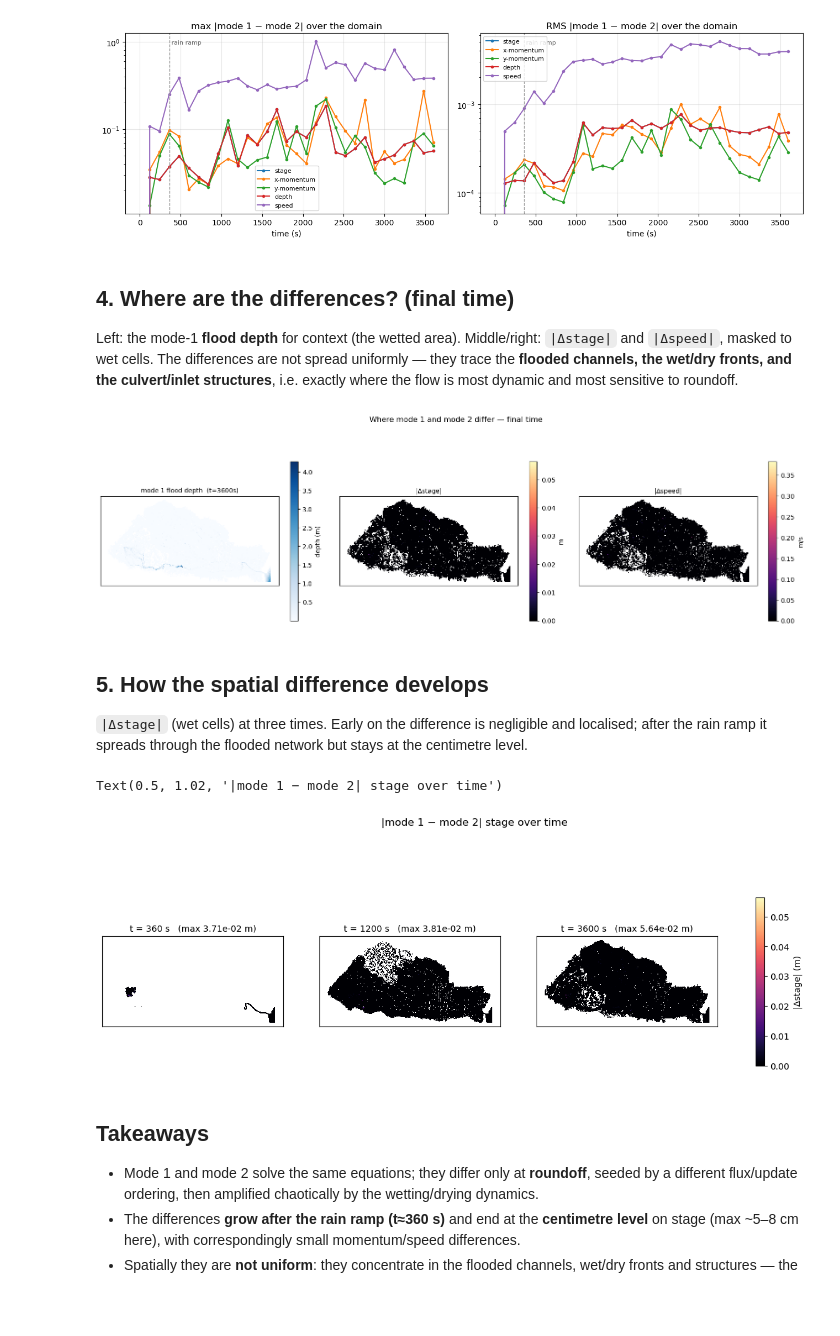
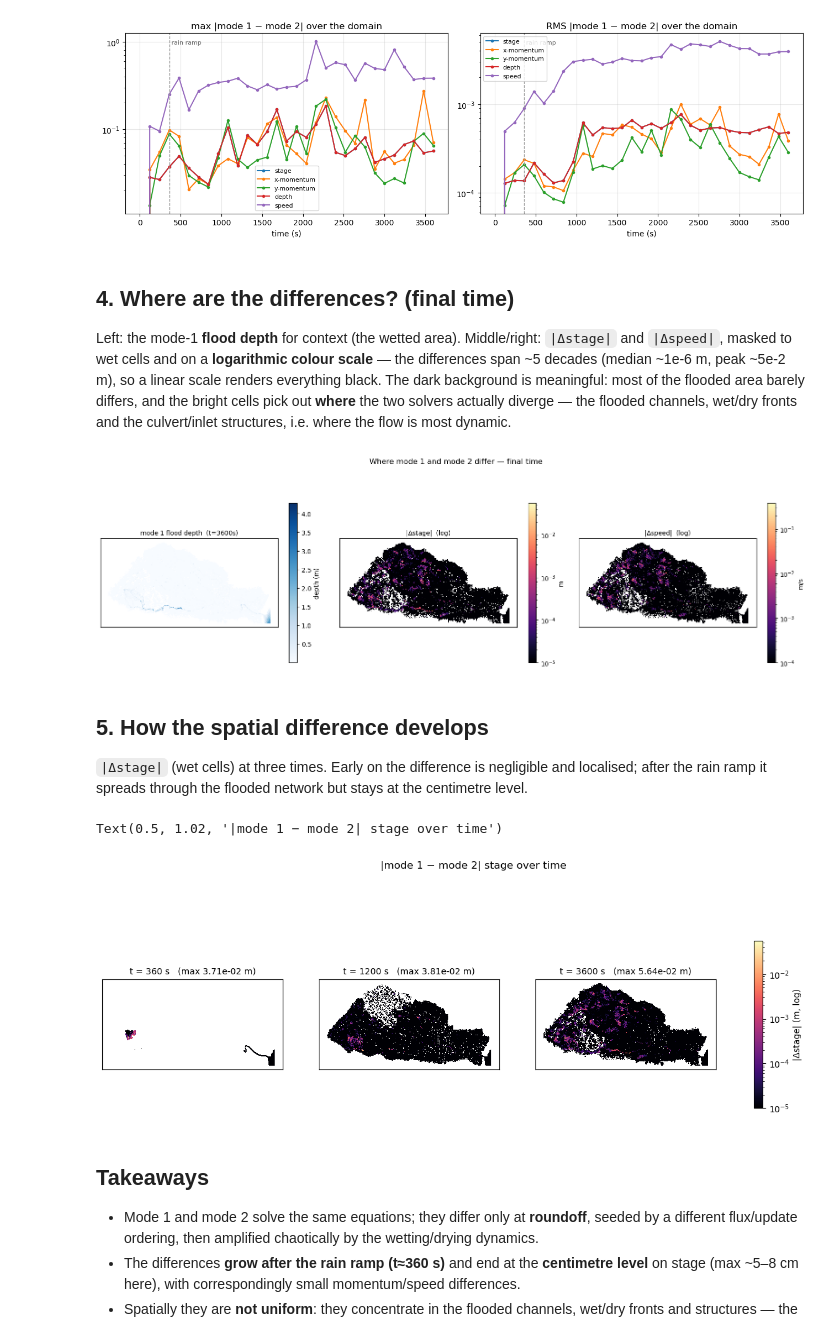
Before and after one commit to stoiver/anuga_core, a Jupyter notebook: validation_tests/case_studies/towradgi/compare_mode1_mode2.ipynb, the cells around one changed output. Cells and saved outputs as stored; diff of their text form; code cells hidden in the pictures; blank space fills up the shorter version.

```diff
--- a/validation_tests/case_studies/towradgi/compare_mode1_mode2.ipynb
+++ b/validation_tests/case_studies/towradgi/compare_mode1_mode2.ipynb
@@ -109,34 +109,43 @@ fig.tight_layout()
 ## 4. Where are the differences? (final time)
 
 Left: the mode-1 **flood depth** for context (the wetted area). Middle/right: `|Δstage|` and
-`|Δspeed|`, masked to wet cells. The differences are not spread uniformly — they trace the
-**flooded channels, the wet/dry fronts, and the culvert/inlet structures**, i.e. exactly
-where the flow is most dynamic and most sensitive to roundoff.
+`|Δspeed|`, masked to wet cells and on a **logarithmic colour scale** — the differences span
+~5 decades (median ~1e-6 m, peak ~5e-2 m), so a linear scale renders everything black. The
+dark background is meaningful: most of the flooded area barely differs, and the bright cells
+pick out **where** the two solvers actually diverge — the flooded channels, wet/dry fronts
+and the culvert/inlet structures, i.e. where the flow is most dynamic.
 # %%
 def wet_mask(plotter, t_idx, thresh=1e-3):
     return plotter.depth[t_idx] > thresh
 
-def diff_map(ax, values, title, cmap, label, mask=None):
+def diff_map(ax, values, title, cmap, label, mask=None, norm=None):
     m1.triang.set_mask(None)
     v = np.array(values, dtype=float)
     if mask is not None:
         v = np.where(mask, v, np.nan)   # dry cells -> blank
-    tpc = ax.tripcolor(m1.triang, facecolors=v, cmap=cmap, shading='flat')
+    kw = dict(norm=norm) if norm is not None else {}
+    tpc = ax.tripcolor(m1.triang, facecolors=v, cmap=cmap, shading='flat', **kw)
     ax.set_aspect('equal'); ax.set_xticks([]); ax.set_yticks([])
     ax.set_title(title, fontsize=10)
     plt.colorbar(tpc, ax=ax, shrink=0.8, label=label)
 
 i = -1
 wet = wet_mask(m1, i)
+dstage = np.abs(m1.stage[i] - m2.stage[i])
+dspeed = np.abs(m1.speed[i] - m2.speed[i])
+# Log scales, floored well below anything physically meaningful (0.01 mm, 0.1 mm/s).
+n_stage = LogNorm(vmin=1e-5, vmax=dstage[wet].max(), clip=True)
+n_speed = LogNorm(vmin=1e-4, vmax=dspeed[wet].max(), clip=True)
+
 fig, ax = plt.subplots(1, 3, figsize=(16, 5))
 diff_map(ax[0], np.where(wet, m1.depth[i], np.nan), f'mode 1 flood depth  (t={m1.time[i]:.0f}s)',
          'Blues', 'depth (m)')
-diff_map(ax[1], np.abs(m1.stage[i]  - m2.stage[i]),  '|Δstage|',  'magma', 'm',      mask=wet)
-diff_map(ax[2], np.abs(m1.speed[i]  - m2.speed[i]),  '|Δspeed|',  'magma', 'm/s',    mask=wet)
+diff_map(ax[1], dstage, '|Δstage|  (log)', 'magma', 'm',     mask=wet, norm=n_stage)
+diff_map(ax[2], dspeed, '|Δspeed|  (log)', 'magma', 'm/s',   mask=wet, norm=n_speed)
 fig.suptitle('Where mode 1 and mode 2 differ — final time', y=1.02)
 fig.tight_layout()
 # %% [output]
-[figure, old version]
+[figure, new version]
 # %% [markdown]
 ## 5. How the spatial difference develops
 
@@ -147,22 +156,23 @@ level.
 times_to_show = [t for t in (360.0, 1200.0, m1.time[-1]) if t in set(m1.time)]
 fig, ax = plt.subplots(1, len(times_to_show), figsize=(5.3*len(times_to_show), 5))
 if len(times_to_show) == 1: ax = [ax]
-# common colour scale across panels
+# shared log colour scale across panels
 i_last = -1
 vmax = np.abs(m1.stage[i_last] - m2.stage[i_last])[wet_mask(m1, i_last)].max()
+norm = LogNorm(vmin=1e-5, vmax=vmax, clip=True)
 for a, t in zip(ax, times_to_show):
     ti = int(np.where(m1.time == t)[0][0])
     wm = wet_mask(m1, ti)
     m1.triang.set_mask(None)
     v = np.where(wm, np.abs(m1.stage[ti] - m2.stage[ti]), np.nan)
-    tpc = a.tripcolor(m1.triang, facecolors=v, cmap='magma', vmin=0, vmax=vmax, shading='flat')
+    tpc = a.tripcolor(m1.triang, facecolors=v, cmap='magma', norm=norm, shading='flat')
     a.set_aspect('equal'); a.set_xticks([]); a.set_yticks([])
     a.set_title(f't = {t:.0f} s   (max {np.nanmax(v):.2e} m)', fontsize=10)
-plt.colorbar(tpc, ax=ax, shrink=0.7, label='|Δstage| (m)')
+plt.colorbar(tpc, ax=ax, shrink=0.7, label='|Δstage| (m, log)')
 fig.suptitle('|mode 1 − mode 2| stage over time', y=1.02)
 # %% [output]
 Text(0.5, 1.02, '|mode 1 − mode 2| stage over time')
-[figure, old version]
+[figure, new version]
 # %% [markdown]
 ## Takeaways
 
```
Also changed, not shown: parts of 2 cells of this notebook.
